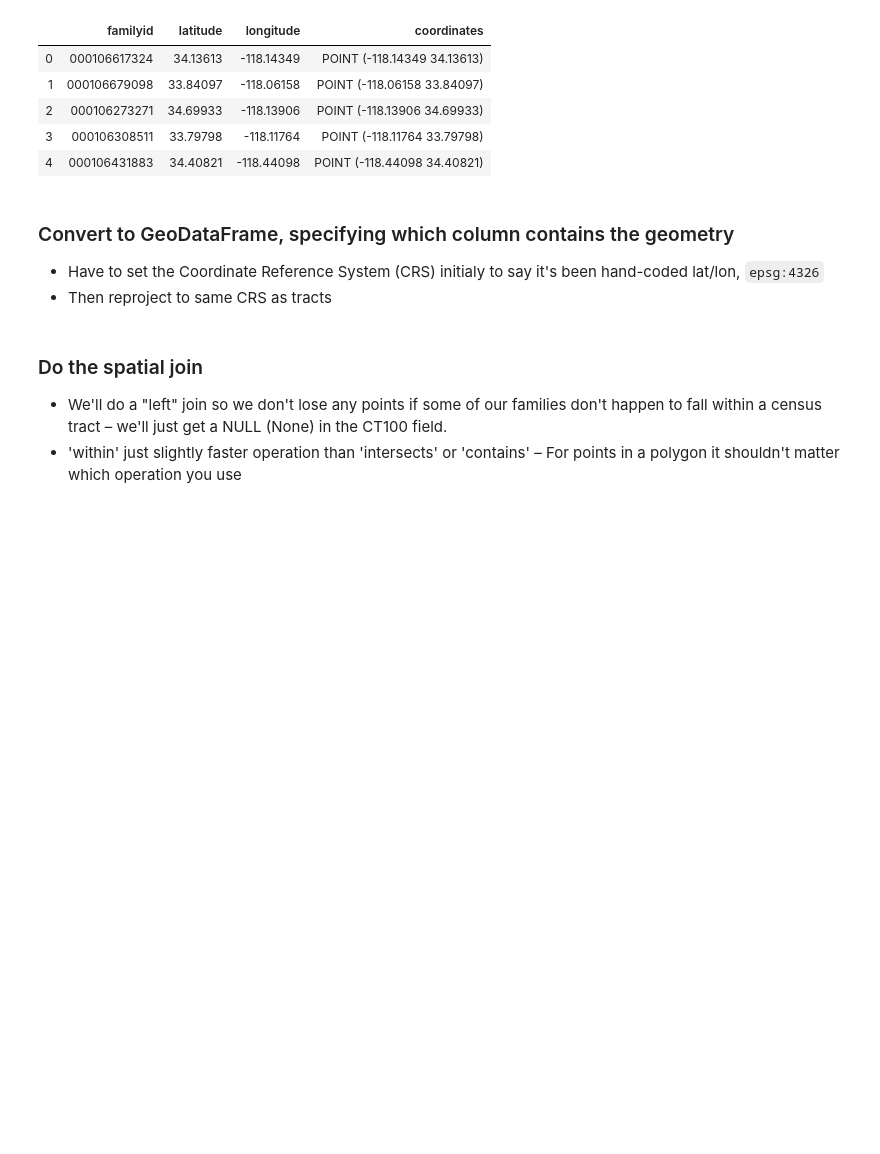
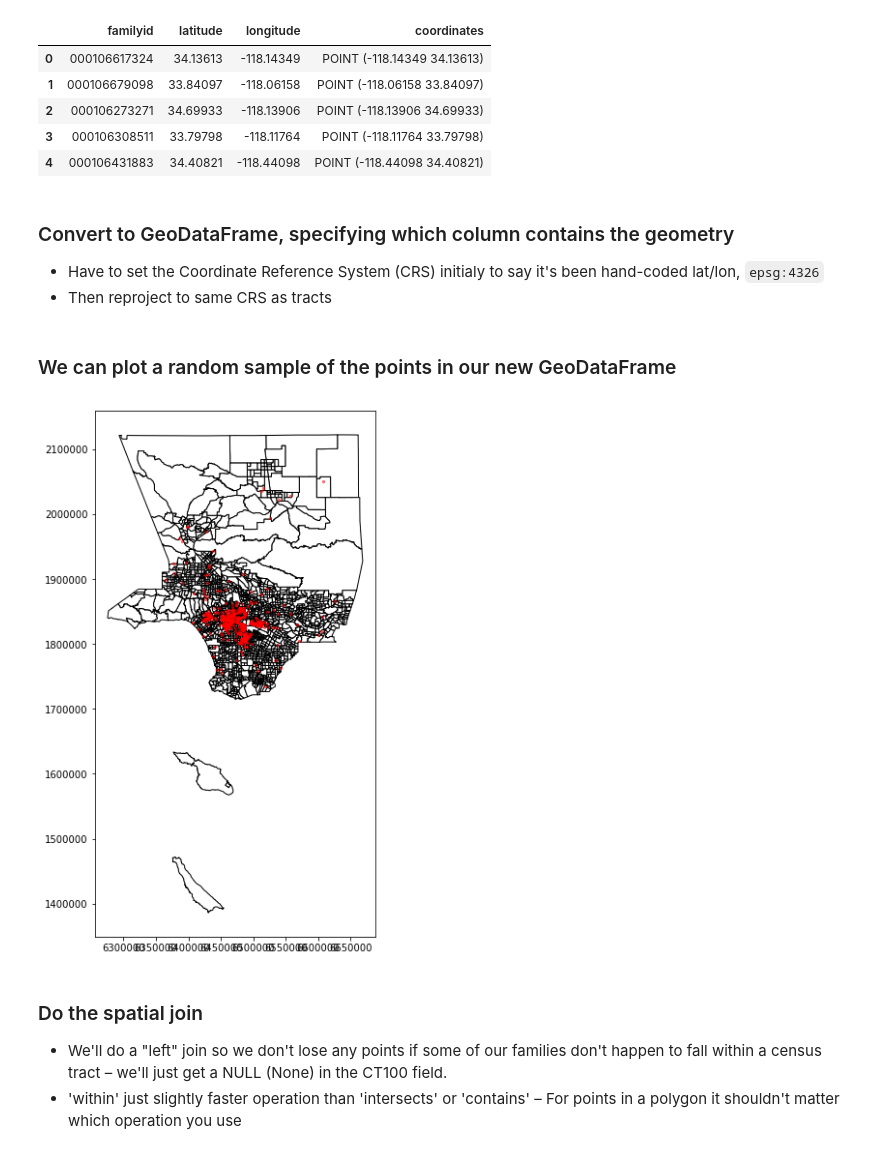
Before and after one commit to emonson/spatial_analysis, a Jupyter notebook: spatial_join_simple.ipynb, the cells around one changed output. Saved outputs shown, nothing was run; the diff lists cells and outputs as text; code cells hidden in the pictures; blank space fills up the shorter version.

```diff
--- a/spatial_join_simple.ipynb
+++ b/spatial_join_simple.ipynb
@@ -83,7 +82,8 @@ This is a very small, attribute-randomized subset (rows and columns) of househol
 - Only reading in some of the columns for this operation
 # %%
 data_cols = ['familyid','longitude','latitude']
-eth = pd.read_csv('la_family_data.csv', sep=',', usecols=data_cols, dtype={'familyid': 'str'})
+eth = pd.read_csv('data/la_family_data.csv', sep=',', usecols=data_cols, dtype={'familyid': 'str'})
 
+print(eth.shape)
 eth.head()
 # %% [output]
@@ -118,6 +119,15 @@ eth.head()
 gdf = gpd.GeoDataFrame(eth, geometry='coordinates')
 gdf.crs = {'init': 'epsg:4326'}
 gdf = gdf.to_crs(tracts.crs)
+# %% [markdown]
+### We can plot a random sample of the points in our new GeoDataFrame
+# %%
+ax = tracts.plot(color='white', edgecolor='black', figsize=(10,10));
+
+# We can now plot the points in our GeoDataFrame
+gdf['coordinates'].sample(n=500).plot(ax=ax, markersize=5, alpha=0.5, color='red');
+# %% [output]
+[figure, added]
 # %% [markdown]
 ### Do the spatial join
 
```
Also changed, not shown: parts of 13 cells of this notebook, 8 other files.
